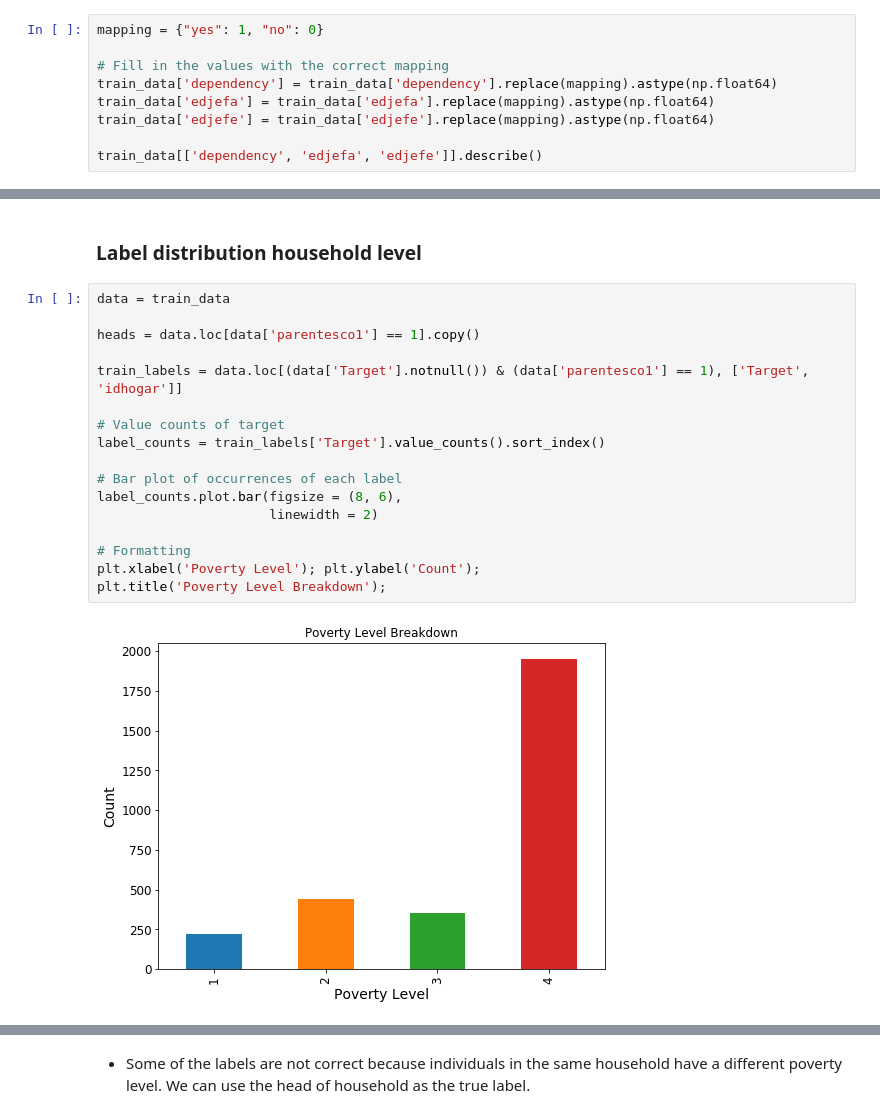
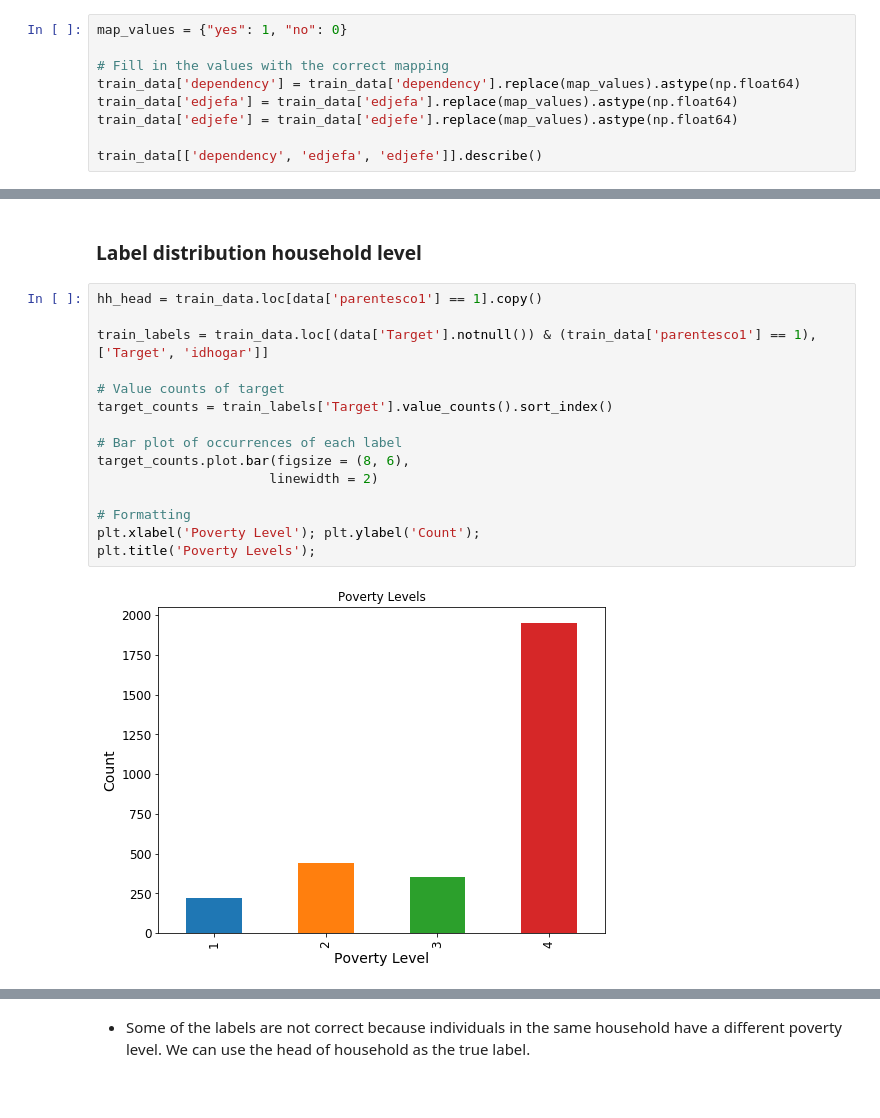
Before and after one commit to manikagita/AML-, a Jupyter notebook: CostaRicaPovertyLevelPrediction.ipynb, the cells around one changed output, grey strips where cells are left out. Cells and saved outputs as stored; diff of their text form.

```diff
--- a/CostaRicaPovertyLevelPrediction.ipynb
+++ b/CostaRicaPovertyLevelPrediction.ipynb
@@ -401,12 +449,12 @@ test_data.loc[(test_data['tipovivi1'] == 1), 'v2a1'] = 0
 - edjefe: years of education of male head of household, based on the interaction of escolari (years of education), head of household and gender, yes=1 and no=0
 - edjefa: years of education of female head of household, based on the interaction of escolari (years of education), head of household and gender, yes=1 and no=0
 # %%
-mapping = {"yes": 1, "no": 0}
+map_values = {"yes": 1, "no": 0}
 
 # Fill in the values with the correct mapping
-train_data['dependency'] = train_data['dependency'].replace(mapping).astype(np.float64)
-train_data['edjefa'] = train_data['edjefa'].replace(mapping).astype(np.float64)
-train_data['edjefe'] = train_data['edjefe'].replace(mapping).astype(np.float64)
+train_data['dependency'] = train_data['dependency'].replace(map_values).astype(np.float64)
+train_data['edjefa'] = train_data['edjefa'].replace(map_values).astype(np.float64)
+train_data['edjefe'] = train_data['edjefe'].replace(map_values).astype(np.float64)
 
 train_data[['dependency', 'edjefa', 'edjefe']].describe()
 # %% [output]
@@ -439,21 +487,19 @@ test_data[['dependency', 'edjefa', 'edjefe']].describe()
 # %% [markdown]
 ### Label distribution household level
 # %%
-data = train_data
+hh_head = train_data.loc[data['parentesco1'] == 1].copy()
 
-heads = data.loc[data['parentesco1'] == 1].copy()
-
-train_labels = data.loc[(data['Target'].notnull()) & (data['parentesco1'] == 1), ['Target', 'idhogar']]
+train_labels = train_data.loc[(data['Target'].notnull()) & (train_data['parentesco1'] == 1), ['Target', 'idhogar']]
 
 # Value counts of target
-label_counts = train_labels['Target'].value_counts().sort_index()
+target_counts = train_labels['Target'].value_counts().sort_index()
 
 # Bar plot of occurrences of each label
-label_counts.plot.bar(figsize = (8, 6),
+target_counts.plot.bar(figsize = (8, 6),
                       linewidth = 2)
 
 # Formatting
 plt.xlabel('Poverty Level'); plt.ylabel('Count');
-plt.title('Poverty Level Breakdown');
+plt.title('Poverty Levels');
 # %% [output]
-[figure, old version]
+[figure, new version]
```
Also changed, not shown: parts of 107 cells of this notebook, 1 other file.
